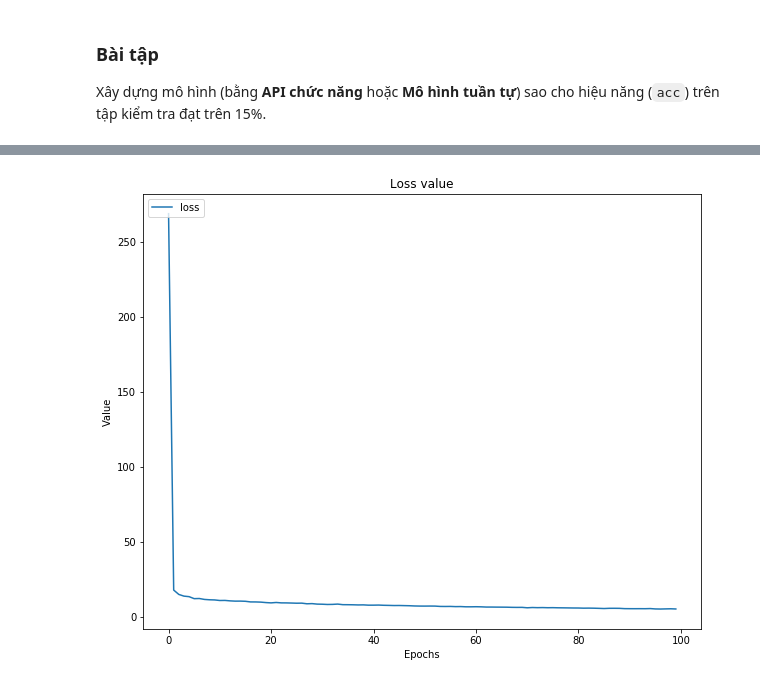
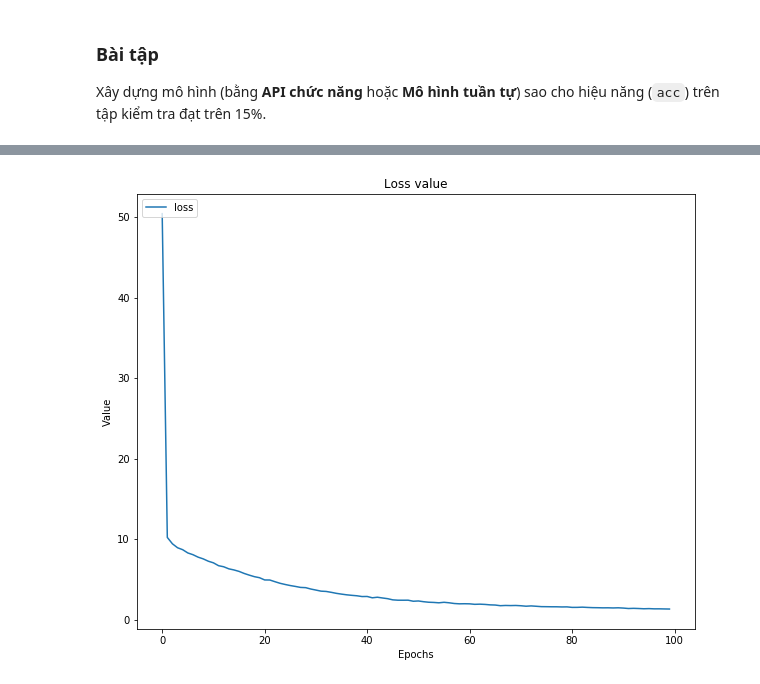
Before and after one commit to cuongdangn/machine-learning, a Jupyter notebook: week 8/Neural Network.ipynb, the cells around one changed output, grey strips where cells are left out. Cells and saved outputs as stored; diff of their text form; code cells hidden in the pictures.

```diff
--- a/week 8/Neural Network.ipynb
+++ b/week 8/Neural Network.ipynb
@@ -365,18 +367,19 @@ Xây dựng mô hình (bằng **API chức năng** hoặc **Mô hình tuần t
 # predictions = Dense(1)(x)
 
 # my_model = Model(inputs=inputs, outputs=predictions)
-from keras.layers import Convolution2D, MaxPooling2D
+from keras.layers import  MaxPooling2D
 from keras.layers import Dense, Dropout, Activation, Flatten
 from keras.optimizers import  RMSprop
+from keras.layers import  Convolution2D as Conv2D
 
 (X_train, y_train), (X_test, y_test) = cifar10.load_data()
 
-num_training = 5000
+num_training = 10000
 mask = range(num_training)
 X_train = X_train[mask]
 y_train = y_train[mask]
 
-num_test = 500
+num_test = 2000
 mask = range(num_test)
 X_test = X_test[mask]
 y_test = y_test[mask]
@@ -387,17 +390,22 @@ model = Sequential()
 model.add(Conv2D(32, kernel_size=(3, 3),
                  input_shape=(32,32,3)))
 model.add(Activation('relu'))
+model.add(Conv2D(32,(3, 3)))
+model.add(Activation('relu'))
 model.add(MaxPooling2D(pool_size=(2, 2)))
+
+
+model.add(Conv2D(64, (3, 3)))
+model.add(Activation('relu'))
 
 model.add(Conv2D(64, (3, 3)))
 model.add(Activation('relu'))
 model.add(MaxPooling2D(pool_size=(2, 2)))
 
-
-model.add(Conv2D(128, (3, 3)))
+model.add(Flatten())
+model.add(Dense(128))
 model.add(Activation('relu'))
-model.add(MaxPooling2D(pool_size=(2, 2)))
-
+model.add(Dropout(0.5))
 model.add(Dense(1))
 
 
@@ -407,7 +415,7 @@ model.compile(optimizer=RMSprop(lr=0.0001, rho=0.95),
               metrics=['accuracy'])
 
 
-history = model.fit(X_train, y_train, epochs=100, batch_size=64)
+history = model.fit(X_train, y_train, epochs=100, batch_size=64,validation_data=(X_test, y_test))
 
 plt.plot(history.history['loss'])
 plt.title("Loss value")
@@ -415,7 +423,4 @@ plt.xlabel("Epochs")
 plt.ylabel("Value")
 plt.legend(['loss'], loc='upper left')
 plt.show()
-
-score = model.evaluate(X_test, y_test, batch_size=16)
-print(score)
 # %% [output]
@@ -439 +444 @@ Epoch 100/100
-[figure, old version]
+[figure, new version]
```
Also changed, not shown: parts of 10 cells of this notebook.
